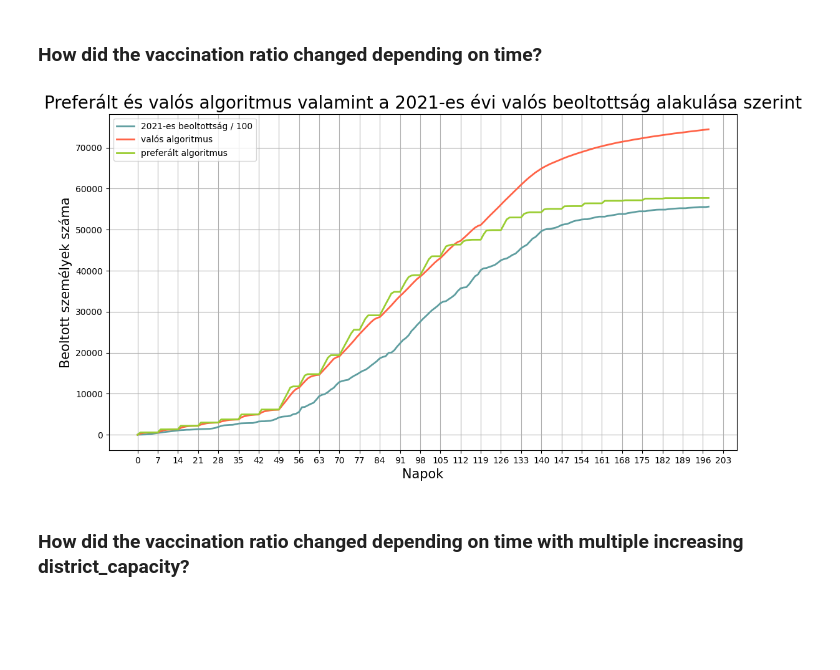
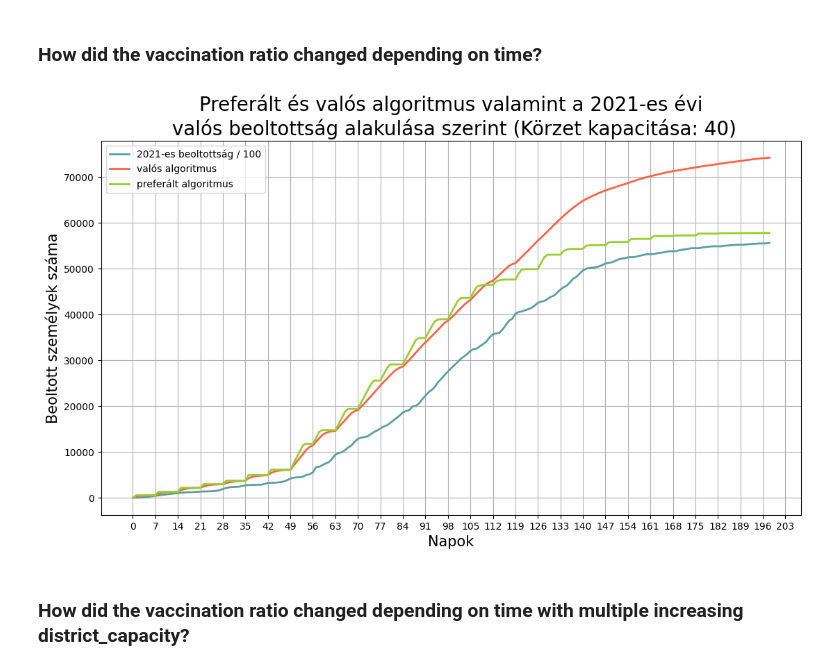
Before and after one commit to papel1/COVIDsim, a Jupyter notebook: Tests.ipynb, the cells around one changed output. Drawn from its saved outputs; the diff is of its cells as text; code cells hidden in the pictures; blank space fills up the shorter version.

```diff
--- a/Tests.ipynb
+++ b/Tests.ipynb
@@ -269,35 +269,35 @@ print3(world2, 'Valós algoritmus szerint') #rand
 vacc_num_list = []
 vacc_num = 0
 real_vaccinations = dh.from_xlsx(Constants.real_vacc)
 last_date = datetime.strptime(Constants.currentCfg.shipment_start_date, "%Y-%m-%d")
 
 for i in range(len(covid1.vaccination_progress)):
     currentDate = last_date + timedelta(days = 1)
 
     idx = real_vaccinations.index[pd.to_datetime(real_vaccinations["date"]) == currentDate].tolist()[0]
 
     vacc_num += real_vaccinations["first_vacc_num"].values[idx]
     vacc_num_list.append(vacc_num / Constants.currentCfg.vaccine_divider)
     last_date = currentDate
 
 days = list(range(0, len(covid1.vaccination_progress)))
 days1 = list(range(0, len(covid1.vaccination_progress)))
 days2 = list(range(0, len(covid2.vaccination_progress)))
 
 plt.figure(figsize=(13, 7))
 plt.plot(days, vacc_num_list, color = "cadetblue", label = f'2021-es beoltottság / {Constants.currentCfg.vaccine_divider}', linewidth = 2)
 plt.plot(days2, covid2.vaccination_progress, color = "tomato", label = 'valós algoritmus', linewidth = 2)
 plt.plot(days1, covid1.vaccination_progress, color = "yellowgreen", label = 'preferált algoritmus', linewidth = 2)
 plt.xlabel('Napok', fontsize = 15)
 plt.ylabel('Beoltott személyek száma', fontsize = 15)
 
 plt.xticks(np.arange(0, Constants.currentCfg.execution_time + Constants.currentCfg.shipment_frequency, Constants.currentCfg.shipment_frequency))
 plt.grid(True)
-plt.title('Preferált és valós algoritmus valamint a 2021-es évi valós beoltottság alakulása szerint', fontsize = 20)
+plt.title('Preferált és valós algoritmus valamint a 2021-es évi\n valós beoltottság alakulása szerint (Körzet kapacitása: 40)', fontsize = 20)
 plt.legend()
 plt.show()
 # %% [output]
-[figure, old version]
+[figure, new version]
 # %% [markdown]
 ### How did the vaccination ratio changed depending on time with multiple increasing district_capacity?
 # %%
```
Also changed, not shown: parts of 6 cells of this notebook, 7 other files.
